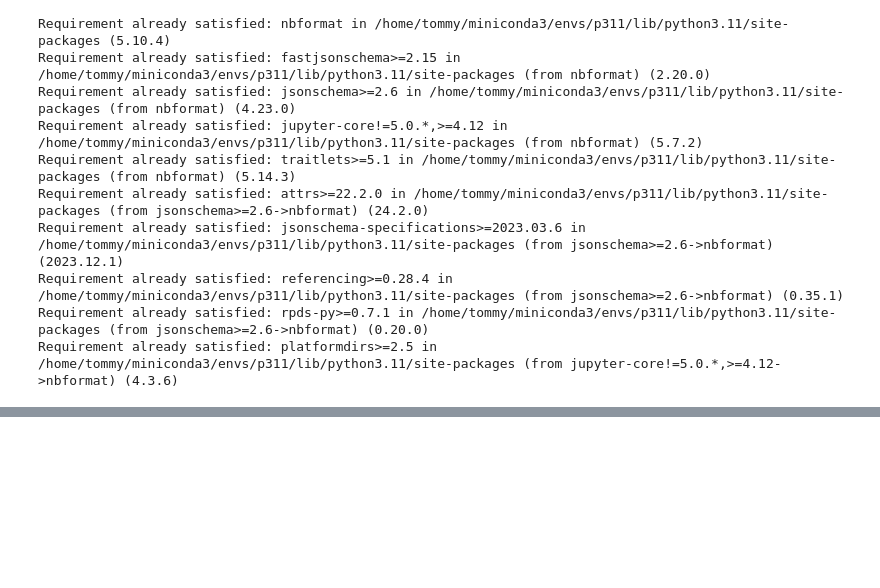
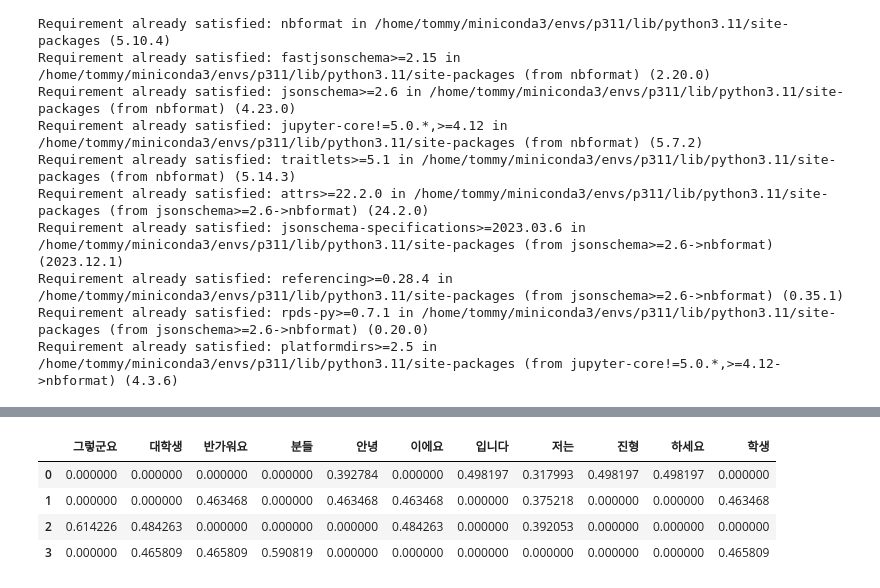
Before and after one commit to tommyjin2894/ai_study, a Jupyter notebook: code/00_math.ipynb, the cells around one changed output, grey strips where cells are left out. Cells and saved outputs as stored; diff of their text form; code cells hidden in the pictures; blank space fills up the shorter version.

```diff
--- a/code/00_math.ipynb
+++ b/code/00_math.ipynb
@@ -121,0 +220,15 @@ fig.show()
+# %%
+tfidf_vectorizer = TfidfVectorizer(min_df=1, ngram_range=(1,1))
+tfidf_features = tfidf_vectorizer.fit_transform(TEXT)
+
+tfidf_features = np.array(tfidf_features.todense())
+# %%
+df = pd.DataFrame(data=tfidf_features,
+                  columns=tfidf_vectorizer.get_feature_names_out())
+display(df)
+# %% [output]
+|  | 그렇군요 | 대학생 | 반가워요 | 분들 | 안녕 | 이에요 | 입니다 | 저는 | 진형 | 하세요 | 학생 |
+| 0 | 0.000000 | 0.000000 | 0.000000 | 0.000000 | 0.392784 | 0.000000 | 0.498197 | 0.317993 | 0.498197 | 0.498197 | 0.000000 |
+| 1 | 0.000000 | 0.000000 | 0.463468 | 0.000000 | 0.463468 | 0.463468 | 0.000000 | 0.375218 | 0.000000 | 0.000000 | 0.463468 |
+| 2 | 0.614226 | 0.484263 | 0.000000 | 0.000000 | 0.000000 | 0.484263 | 0.000000 | 0.392053 | 0.000000 | 0.000000 | 0.000000 |
+| 3 | 0.000000 | 0.465809 | 0.465809 | 0.590819 | 0.000000 | 0.000000 | 0.000000 | 0.000000 | 0.000000 | 0.000000 | 0.465809 |
```
Also changed, not shown: parts of 13 cells of this notebook.
